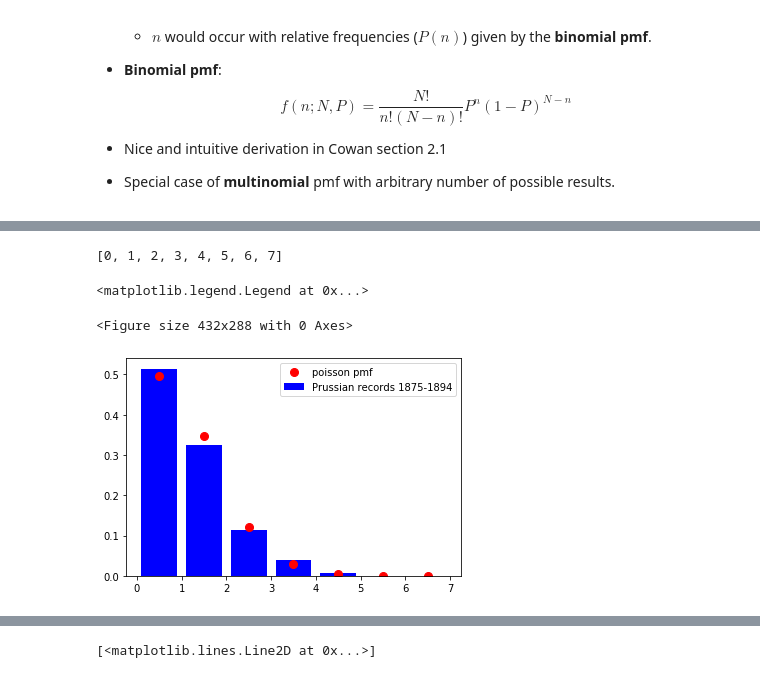
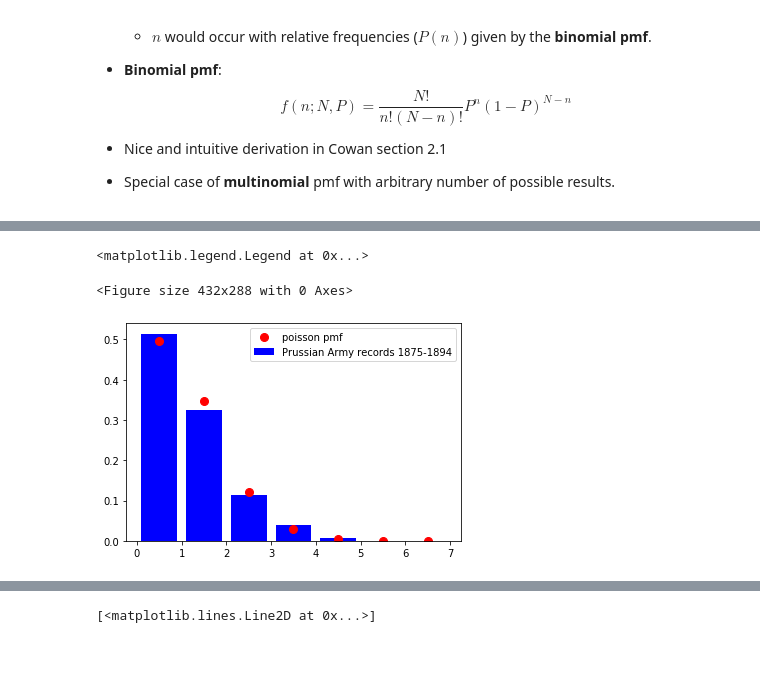
Before and after one commit to keaveney/StatisticsLectures, a Jupyter notebook: CommonPDFs.ipynb, the cells around one changed output, grey strips where cells are left out. Cells and saved outputs as stored; diff of their text form; code cells hidden in the pictures.

```diff
--- a/CommonPDFs.ipynb
+++ b/CommonPDFs.ipynb
@@ -168,24 +162,19 @@ array([0, 0, 0, 0, 0, 0, 0, 1, 1, 0, 0, 0, 1, 0, 2, 0, 0, 0, 1, 0, 0, 0,
 # %%
 plt.figure()
 fig, ax = plt.subplots(1, 1)
-unResults = np.unique(dfPrussianHorses)
+unResults = np.unique(dfPrussianHorsesData)
 
 bins = [x for x in range(8)]
 
 dataCounts, dataBins = np.histogram(data, bins=bins)
 dataCountsNorm = dataCounts/(np.sum(dataCounts)) # for pmf, sum of counts must equal 1
 binCentres = (dataBins[:-1] + dataBins[1:]) / 2
 
-print(bins)
-
 poisBins = bins[0:7]
 ax.plot(binCentres, poisson.pmf(poisBins, 0.7), 'ro', ms=8, label='poisson pmf')
-plt.bar(binCentres, dataCountsNorm, align='center', label='Prussian records 1875-1894', color='b')
-
-#h = plt.hist(data, bins=bins,density=True, label='Prussian records 1875-1894')
+plt.bar(binCentres, dataCountsNorm, align='center', label='Prussian Army records 1875-1894', color='b')
 plt.legend()
 # %% [output]
-[0, 1, 2, 3, 4, 5, 6, 7]
+<matplotlib.legend.Legend at 0x...>
-<matplotlib.legend.Legend at 0x...>
+<Figure size 432x288 with 0 Axes>
-<Figure size 432x288 with 0 Axes>
-[figure, old version]
+[figure, new version]
```
Also changed, not shown: parts of 23 cells of this notebook, 4 other files.
